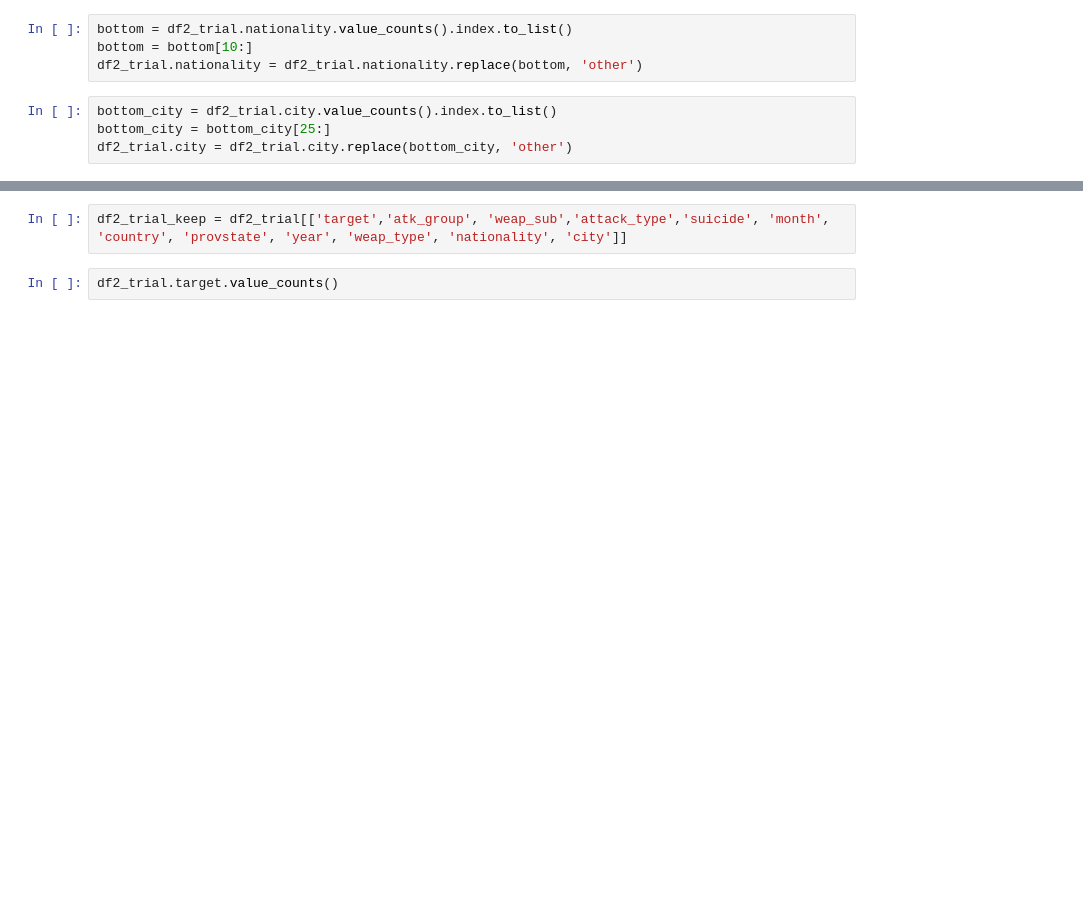
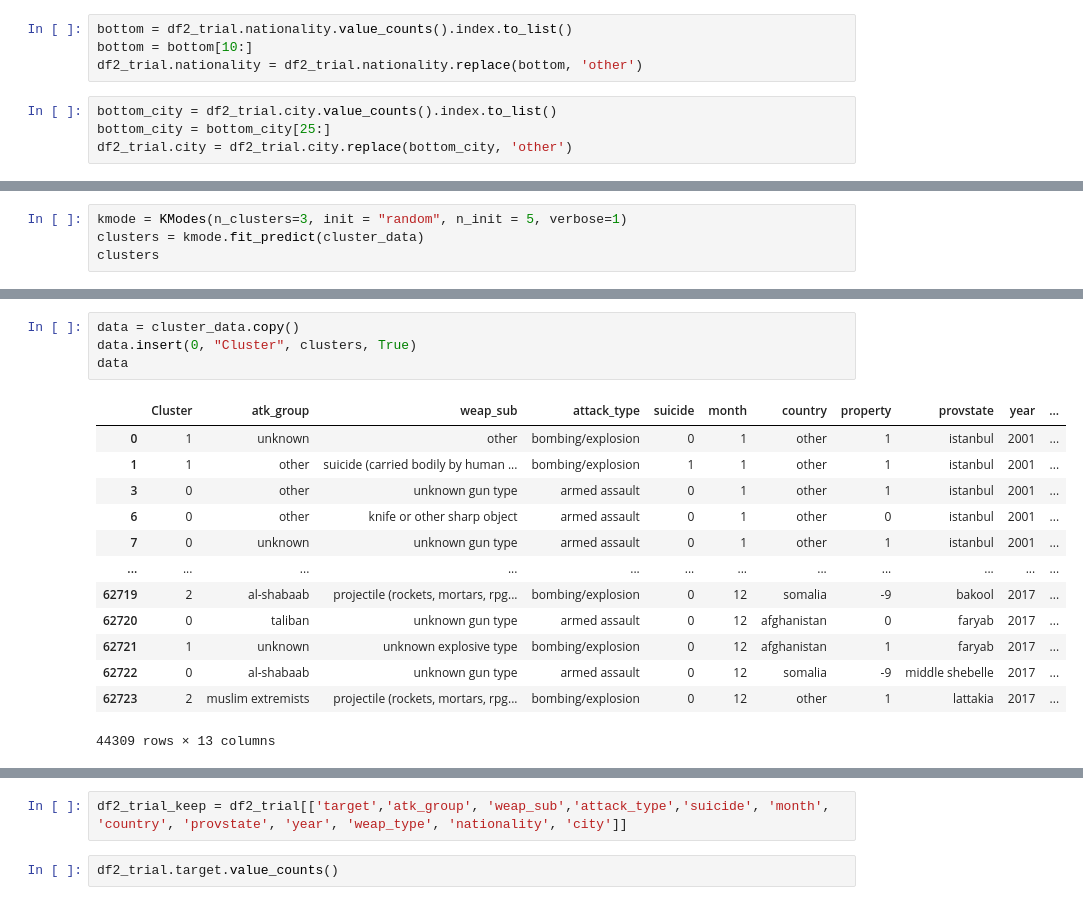
Before and after one commit to Predicting-Terrorism/predicting-terrorism, a Jupyter notebook: cody/modeling_notebook .ipynb, the cells around one changed output, grey strips where cells are left out. Cells and saved outputs as stored; diff of their text form; blank space fills up the shorter version.

```diff
--- a/cody/modeling_notebook .ipynb
+++ b/cody/modeling_notebook .ipynb
@@ -138,0 +297,4 @@ df2_trial.year = df2_trial.year.astype('str')
+# %%
+kmode = KModes(n_clusters=3, init = "random", n_init = 5, verbose=1)
+clusters = kmode.fit_predict(cluster_data)
+clusters
@@ -138,0 +320,18 @@ df2_trial.year = df2_trial.year.astype('str')
+# %%
+data = cluster_data.copy()
+data.insert(0, "Cluster", clusters, True)
+data
+# %% [output]
+|  | Cluster | atk_group | weap_sub | attack_type | suicide | month | country | property | provstate | year | ... |
+| 0 | 1 | unknown | other | bombing/explosion | 0 | 1 | other | 1 | istanbul | 2001 | ... |
+| 1 | 1 | other | suicide (carried bodily by human ... | bombing/explosion | 1 | 1 | other | 1 | istanbul | 2001 | ... |
+| 3 | 0 | other | unknown gun type | armed assault | 0 | 1 | other | 1 | istanbul | 2001 | ... |
+| 6 | 0 | other | knife or other sharp object | armed assault | 0 | 1 | other | 0 | istanbul | 2001 | ... |
+| 7 | 0 | unknown | unknown gun type | armed assault | 0 | 1 | other | 1 | istanbul | 2001 | ... |
+| ... | ... | ... | ... | ... | ... | ... | ... | ... | ... | ... | ... |
+| 62719 | 2 | al-shabaab | projectile (rockets, mortars, rpg... | bombing/explosion | 0 | 12 | somalia | -9 | bakool | 2017 | ... |
+| 62720 | 0 | taliban | unknown gun type | armed assault | 0 | 12 | afghanistan | 0 | faryab | 2017 | ... |
+| 62721 | 1 | unknown | unknown explosive type | bombing/explosion | 0 | 12 | afghanistan | 1 | faryab | 2017 | ... |
+| 62722 | 0 | al-shabaab | unknown gun type | armed assault | 0 | 12 | somalia | -9 | middle shebelle | 2017 | ... |
+| 62723 | 2 | muslim extremists | projectile (rockets, mortars, rpg... | bombing/explosion | 0 | 12 | other | 1 | lattakia | 2017 | ... |
+44309 rows × 13 columns
```
Also changed, not shown: parts of 66 cells of this notebook, 1 other file.
